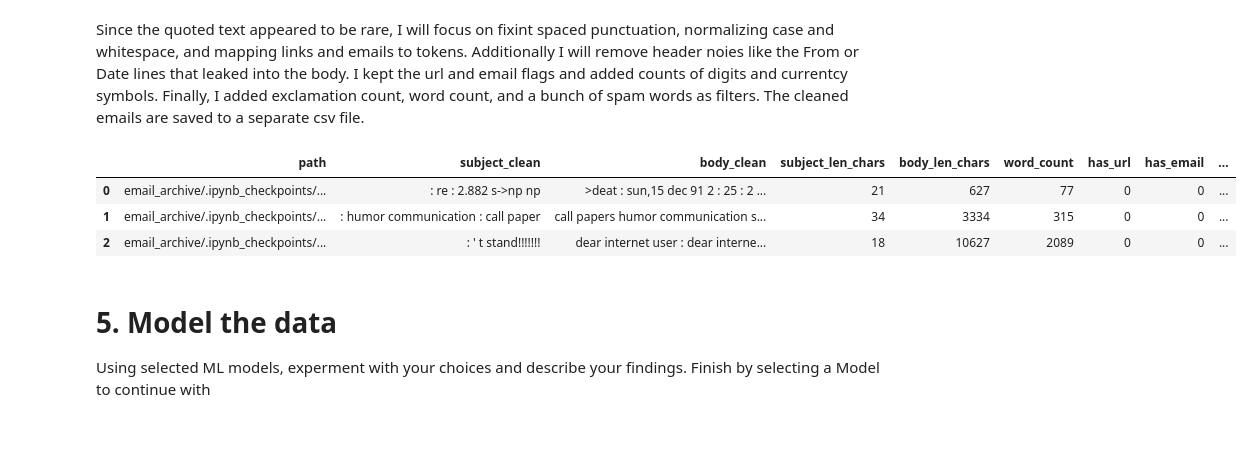
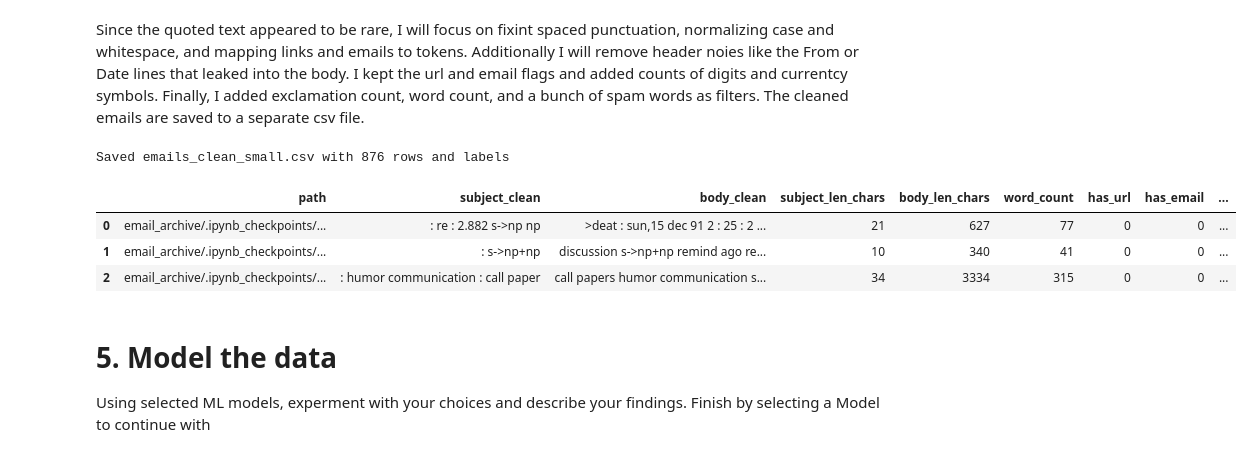
Before and after one commit to Andrey199123/Machine-Learning, a Jupyter notebook: Project_4/Project_4.ipynb, the cells around one changed output. Drawn from its saved outputs; the diff is of its cells as text; code cells hidden in the pictures.

Commit message:
Updated spam classifier notebook

```diff
--- a/Project_4/Project_4.ipynb
+++ b/Project_4/Project_4.ipynb
@@ -120,6 +120,8 @@ Apply any data transformations and explain what and why
 Since the quoted text appeared to be rare, I will focus on fixint spaced punctuation, normalizing case and whitespace, and mapping links and emails to tokens. Additionally I will remove header noies like the From or Date lines that leaked into the body. I kept the url and email flags and added counts of digits and currentcy symbols. Finally, I added exclamation count, word count, and a bunch of spam words as filters. The cleaned emails are saved to a separate csv file.
 # %%
 import re
+import os
+import numpy as np
 
 URL_TOKEN = "URLTOKEN"
 EMAIL_TOKEN = "EMAILTOKEN"
@@ -162,7 +164,7 @@ clean_df["subject_len_chars"] = clean_df["subject_clean"].str.len()
 clean_df["body_len_chars"]    = clean_df["body_clean"].str.len()
 clean_df["word_count"]        = clean_df["body_clean"].str.split().str.len().fillna(0)
 
-# Keep url and email signals from Step 3
+# Keep url and email signals from exploration
 clean_df["has_url"]   = (df["num_urls"]>0).astype(int)
 clean_df["has_email"] = (df["num_emails"]>0).astype(int)
 
@@ -171,44 +173,49 @@ clean_df["num_exclaim"]  = df["body"].str.count("!").fillna(0)
 clean_df["num_digits"]   = df["body"].str.count(r"\d").fillna(0)
 clean_df["num_currency"] = df["body"].str.count(r"[$€£]").fillna(0)
 
-# Uppercase ratio on raw body to catch shouty messages
 def upper_ratio(s):
     s = s if isinstance(s, str) else ""
     letters = re.findall(r"[A-Za-z]", s)
     if not letters:
         return 0.0
     upp = sum(1 for ch in letters if ch.isupper())
     return upp / len(letters)
 
 clean_df["upper_ratio"] = df["body"].apply(upper_ratio)
 
-# Tiny spam lexicon score
+# Simple spam lexicon score
 spam_words = [
     "free","win","winner","credit","offer","urgent","click","buy","deal",
     "guarantee","call","limited","money","prize","subscribe"
 ]
 pat = re.compile(r"\b(" + "|".join(spam_words) + r")\b", flags=re.I)
 
 def spam_score(text):
     if not isinstance(text, str):
         return 0
     return len(pat.findall(text))
 
 clean_df["spam_lex_score"] = (clean_df["subject_clean"] + " " + clean_df["body_clean"]).apply(spam_score)
 
+clean_df["basename"] = clean_df["path"].apply(lambda p: os.path.basename(p))
+clean_df["label"] = np.where(clean_df["basename"].str.match(r"(?i)^spm"), "spam", "ham")
+
+# Save with label included
 cols = [
     "path","subject_clean","body_clean",
     "subject_len_chars","body_len_chars","word_count",
-    "has_url","has_email","num_exclaim","num_digits","num_currency","upper_ratio","spam_lex_score"
+    "has_url","has_email","num_exclaim","num_digits","num_currency",
+    "upper_ratio","spam_lex_score","label"
 ]
-display(clean_df[cols].head(3))
-
 clean_df[cols].to_csv("emails_clean_small.csv", index=False)
+print("Saved emails_clean_small.csv with", len(clean_df), "rows and labels")
+clean_df[cols].head(3)
 # %% [output]
+Saved emails_clean_small.csv with 876 rows and labels
 |  | path | subject_clean | body_clean | subject_len_chars | body_len_chars | word_count | has_url | has_email | ... |
 | 0 | email_archive/.ipynb_checkpoints/... | : re : 2.882 s->np np | >deat : sun,15 dec 91 2 : 25 : 2 ... | 21 | 627 | 77 | 0 | 0 | ... |
-| 1 | email_archive/.ipynb_checkpoints/... | : humor communication : call paper | call papers humor communication s... | 34 | 3334 | 315 | 0 | 0 | ... |
-| 2 | email_archive/.ipynb_checkpoints/... | : ' t stand!!!!!!! | dear internet user : dear interne... | 18 | 10627 | 2089 | 0 | 0 | ... |
+| 1 | email_archive/.ipynb_checkpoints/... | : s->np+np | discussion s->np+np remind ago re... | 10 | 340 | 41 | 0 | 0 | ... |
+| 2 | email_archive/.ipynb_checkpoints/... | : humor communication : call paper | call papers humor communication s... | 34 | 3334 | 315 | 0 | 0 | ... |
 # %% [markdown]
 # 5. Model the data
 Using selected ML models, experment with your choices and describe your findings. Finish by selecting a Model to continue with
```
Also changed, not shown: parts of 8 cells of this notebook, 3 other files.
